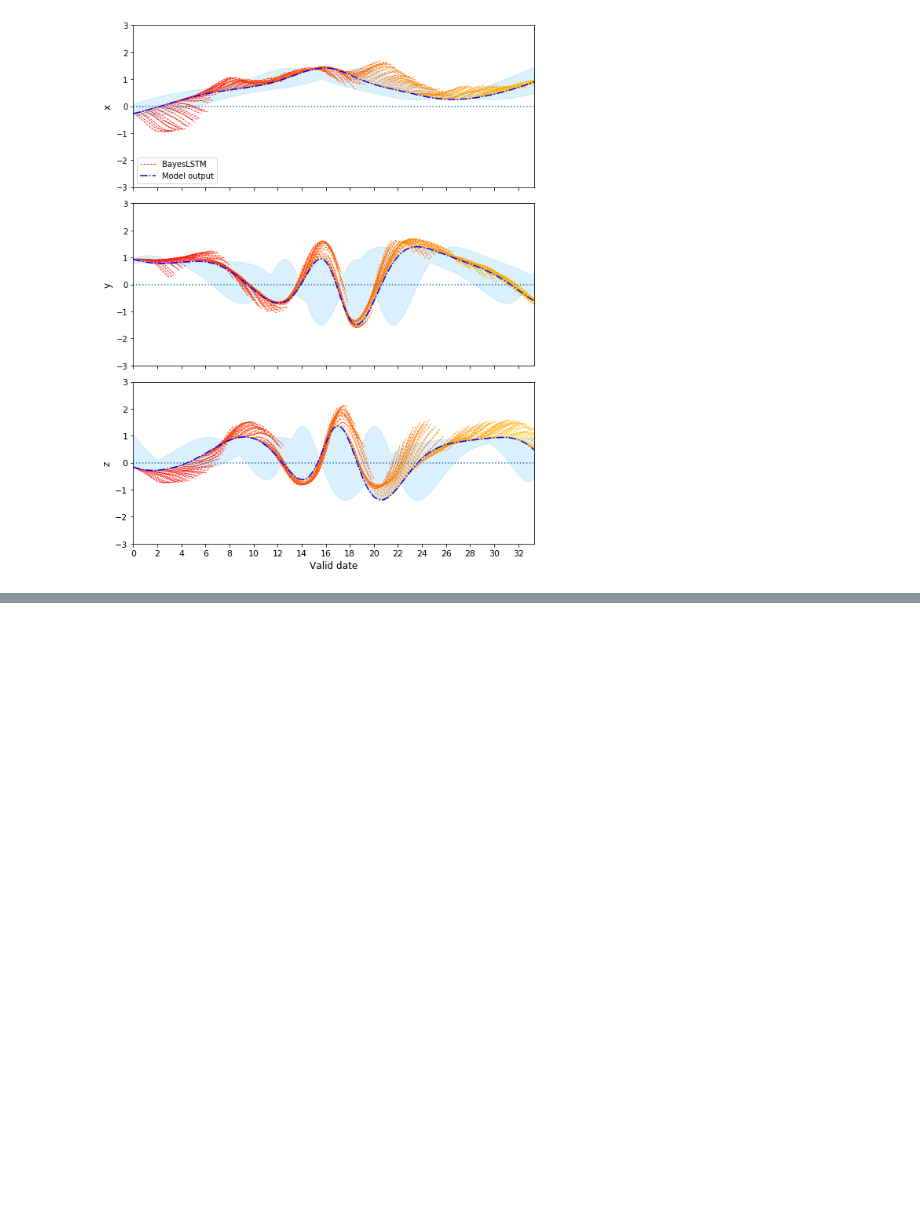
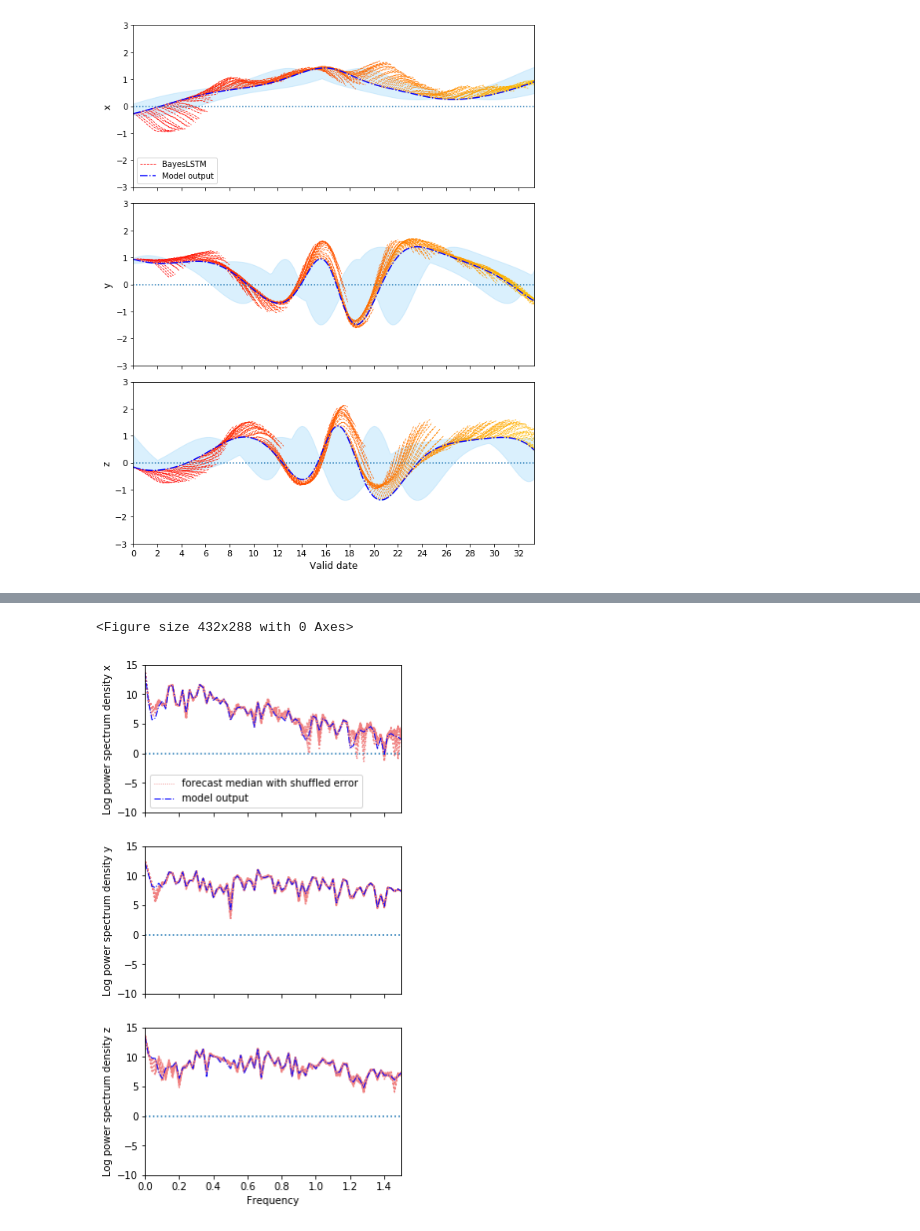
Before and after one commit to geek-yang/DeepArctic, a Jupyter notebook: BayesMap/Lorenz84/paperFigs/review/Lorens84_BayesLSTM_error_state_dependency.ipynb, the cells around one changed output, grey strips where cells are left out. Drawn from its saved outputs; the diff is of its cells as text; code cells hidden in the pictures; blank space fills up the shorter version.

```diff
--- a/BayesMap/Lorenz84/paperFigs/review/Lorens84_BayesLSTM_error_state_dependency.ipynb
+++ b/BayesMap/Lorenz84/paperFigs/review/Lorens84_BayesLSTM_error_state_dependency.ipynb
@@ -838,0 +738,59 @@ a_ex = [0.2500010 : 0.2499990] **~0.0004%**<br>
+# %%
+    ###################################################################################
+    ###########       Logarithmic Power spectrum of testing data - full timeseries      ###########
+    ###################################################################################
+    fig12 = plt.figure()
+    fig12, (ax1,ax2,ax3) = plt.subplots(3, 1, sharex=True)
+    fig12.set_size_inches(4.5, 8, forward=True)
+
+    # forecast time series
+    for j in range(step_lead_display):
+        if j == 0: # for the legend
+            ax1.plot(freqs_re[num_steps//2:], np.log(ps_pred_median_error[0, num_steps//2:,j]), color='lightcoral',
+                     linestyle='dotted', linewidth=0.8, label='BayesLSTM forecast median \n plus shuffled error')
+            ax2.plot(freqs_re[num_steps//2:], np.log(ps_pred_median_error[1, num_steps//2:,j]), color='lightcoral',
+                     linestyle='dotted', linewidth=0.8, label='BayesLSTM forecast median \n plus shuffled error')
+            ax3.plot(freqs_re[num_steps//2:], np.log(ps_pred_median_error[2, num_steps//2:,j]), color='lightcoral',
+                     linestyle='dotted', linewidth=0.8, label='BayesLSTM forecast median \n plus shuffled error')
+        else:
+            ax1.plot(freqs_re[num_steps//2:], np.log(ps_pred_median_error[0, num_steps//2:,j]), color='lightcoral', linestyle='dotted')
+            ax2.plot(freqs_re[num_steps//2:], np.log(ps_pred_median_error[1, num_steps//2:,j]), color='lightcoral', linestyle='dotted')
+            ax3.plot(freqs_re[num_steps//2:], np.log(ps_pred_median_error[2, num_steps//2:,j]), color='lightcoral', linestyle='dotted')
+
+    # without perturbation
+    ax1.plot(freqs_re[num_steps//2:], np.log(ps_obs_trivial_AR[0, num_steps//2:]), color='blue', linestyle='dashdot',
+             linewidth=1.0, label='model output')
+    ax2.plot(freqs_re[num_steps//2:], np.log(ps_obs_trivial_AR[1, num_steps//2:]), color='blue', linestyle='dashdot', linewidth=1.0)
+    ax3.plot(freqs_re[num_steps//2:], np.log(ps_obs_trivial_AR[2, num_steps//2:]), color='blue', linestyle='dashdot', linewidth=1.0)
+
+    ax1.axhline(y=0, ls = ':')
+    ax2.axhline(y=0, ls = ':')
+    ax3.axhline(y=0, ls = ':')
+
+    ax1.set_ylim(-10, 15)
+    ax2.set_ylim(-10, 15)
+    ax3.set_ylim(-10, 15)
+
+    ax1.set_xlim(0, 1.5)
+    ax2.set_xlim(0, 1.5)
+    ax3.set_xlim(0, 1.5)
+
+    ax1.legend(frameon=True, loc=0, prop={'size': 10})
+    #ax2.legend(frameon=True, loc=0, prop={'size': 8})
+    #ax3.legend(frameon=True, loc=0, prop={'size': 8})
+
+    ax1.set_ylabel("Log power spectrum density x", fontsize=10)
+    ax2.set_ylabel("Log power spectrum density y", fontsize=10)
+    ax3.set_ylabel("Log power spectrum density z", fontsize=10)
+
+    plt.xlabel("Frequency", fontsize=10)
+
+    plt.xticks(fontsize=10)
+    plt.yticks(fontsize=10)
+
+    plt.tight_layout()
+    plt.show()
+    fig12.savefig(os.path.join(output_path,'BayesLSTM_forecast_lorenz84_shuffle_error_spectrum_log_onlyOne_leadTime{}.png'.format(step_lead_display)),dpi=150)
+# %% [output]
+<Figure size 432x288 with 0 Axes>
+[figure, added]
```
Also changed, not shown: parts of 12 cells of this notebook, 3 other files.
